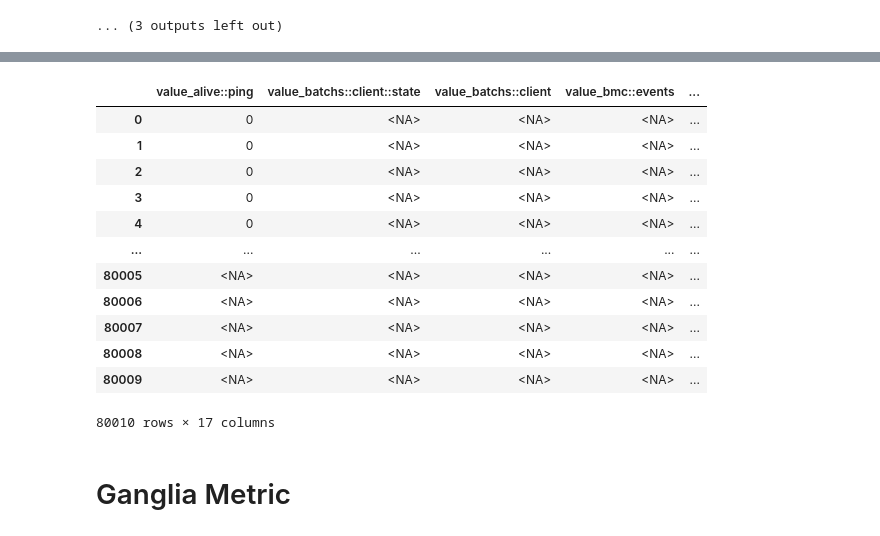
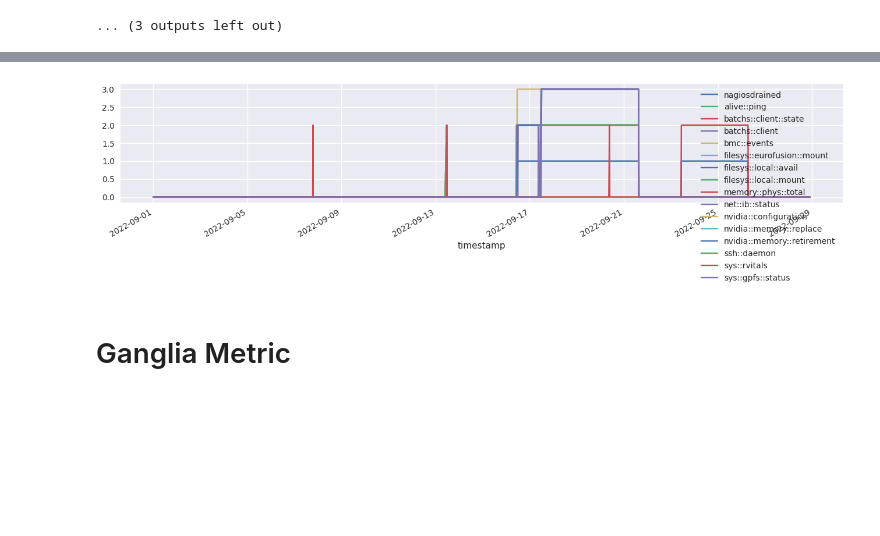
Before and after one commit to RiccardoEvangelisti/Anomaly-Detection, a Jupyter notebook: Data_Visualization.ipynb, the cells around one changed output, grey strips where cells are left out. Saved outputs shown, nothing was run; the diff lists cells and outputs as text; code cells hidden in the pictures; blank space fills up the shorter version.

```diff
--- a/Data_Visualization.ipynb
+++ b/Data_Visualization.ipynb
@@ -278,32 +340,6 @@ df_nagios_rebuild.plot(x="timestamp")
-# %%
-df_nagios_rebuild = pd.DataFrame()
-for descr in descriptions:
-    df_nagios_rebuild = pd.concat(
-        [
-            df_nagios_rebuild,
-            df_nagios.loc[df_nagios["description"] == descr][["value", "timestamp", "nagiosdrained"]].rename(
-                columns={
-                    "value": "value_" + str(descr),
-                    "timestamp": "timestamp_" + str(descr),
-                    "nagiosdrained": "nagiosdrained_" + str(descr),
-                }
-            ),
-        ],
-        ignore_index=True,
-    )
-
-df_nagios_rebuild
-# %% [output]
-|  | value_alive::ping | value_batchs::client::state | value_batchs::client | value_bmc::events | ... |
-| 0 | 0 | <NA> | <NA> | <NA> | ... |
-| 1 | 0 | <NA> | <NA> | <NA> | ... |
-| 2 | 0 | <NA> | <NA> | <NA> | ... |
-| 3 | 0 | <NA> | <NA> | <NA> | ... |
-| 4 | 0 | <NA> | <NA> | <NA> | ... |
-| ... | ... | ... | ... | ... | ... |
-| 80005 | <NA> | <NA> | <NA> | <NA> | ... |
-| 80006 | <NA> | <NA> | <NA> | <NA> | ... |
-| 80007 | <NA> | <NA> | <NA> | <NA> | ... |
-| 80008 | <NA> | <NA> | <NA> | <NA> | ... |
-| 80009 | <NA> | <NA> | <NA> | <NA> | ... |
-80010 rows × 17 columns
+# %%
+_, axes = plt.subplots(figsize=(16, 3))
+df_nagios_rebuild.plot(x="timestamp", ax=axes)
+plt.show()
+# %% [output]
+[figure, added]
```
Also changed, not shown: parts of 29 cells of this notebook, 4 other files.
